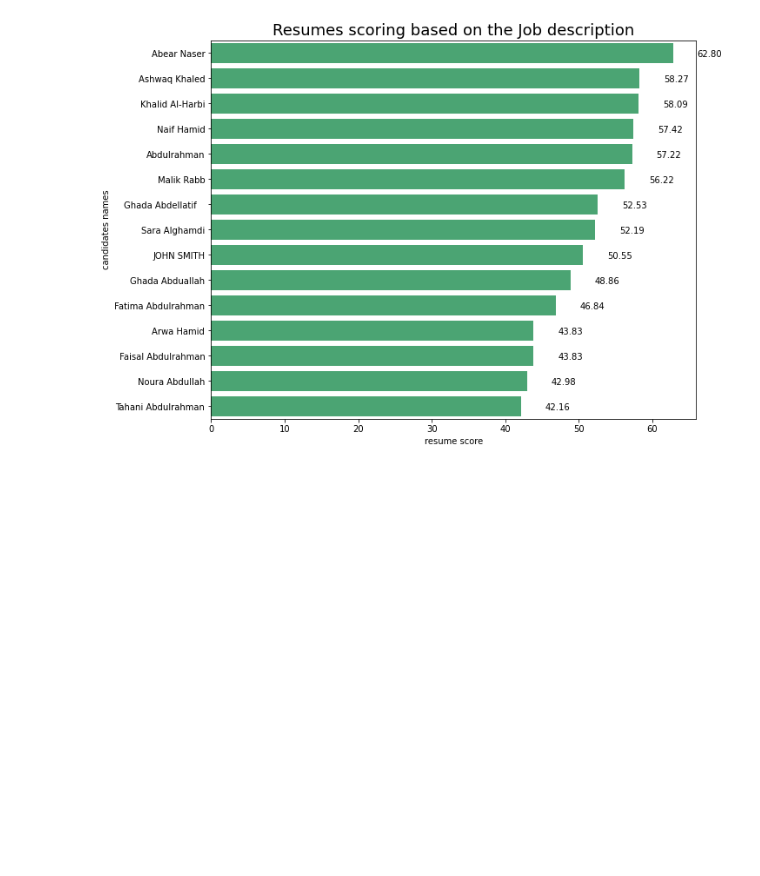
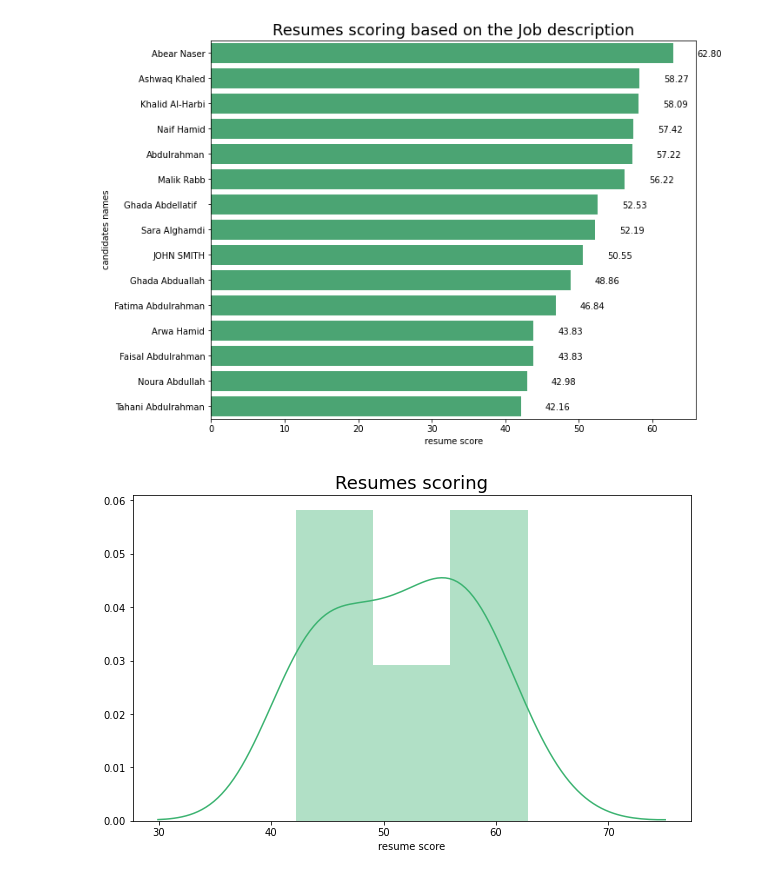
Before and after one commit to mmehmadi94/Data_Science_Bootcamp_codingDojo, a Jupyter notebook: Resume_Scoring/Model.ipynb, the cells around one changed output. Cells and saved outputs as stored; diff of their text form; code cells hidden in the pictures; blank space fills up the shorter version.

```diff
--- a/Resume_Scoring/Model.ipynb
+++ b/Resume_Scoring/Model.ipynb
@@ -129,3 +129,16 @@ plt.xlabel('resume score')
 plt.savefig('Resumes_scores.png')
 # %% [output]
 [figure]
+# %%
+plt.figure(figsize=(10,6))
+
+
+# Distribution Plot (a.k.a. Histogram)
+sns.distplot(df.score, color = 'mediumseagreen')
+
+plt.title('Resumes scoring').set_fontsize('18')
+plt.xlabel('resume score')
+
+plt.savefig('score_distribution.png')
+# %% [output]
+[figure, added]
```
Also changed, not shown: 1 other file.
